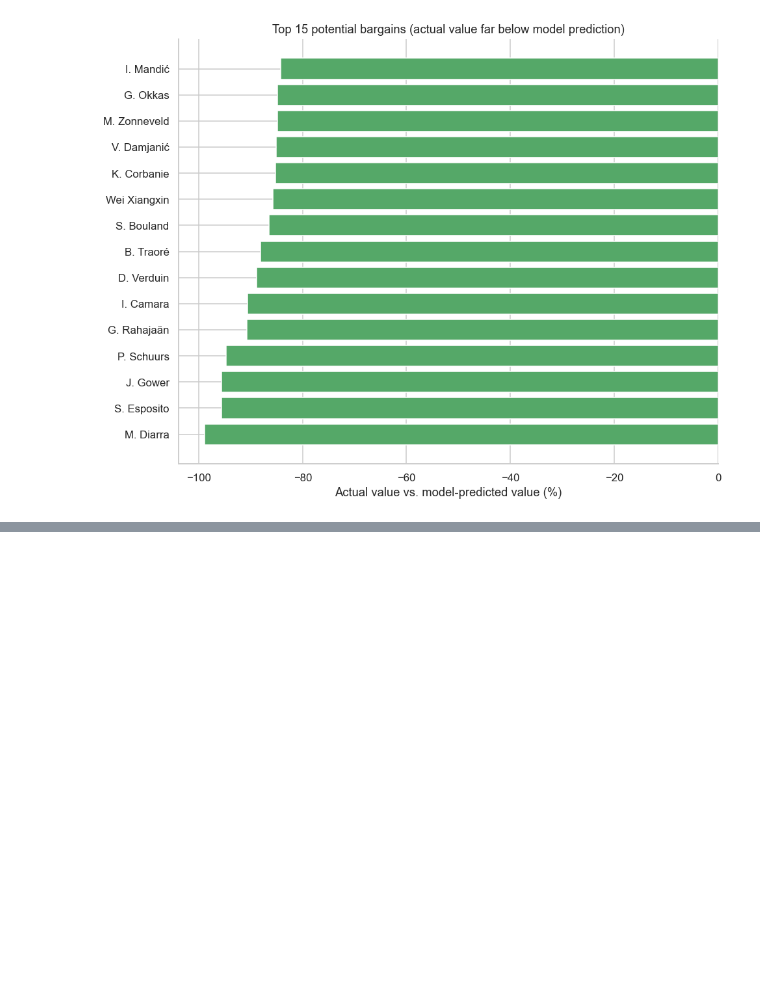
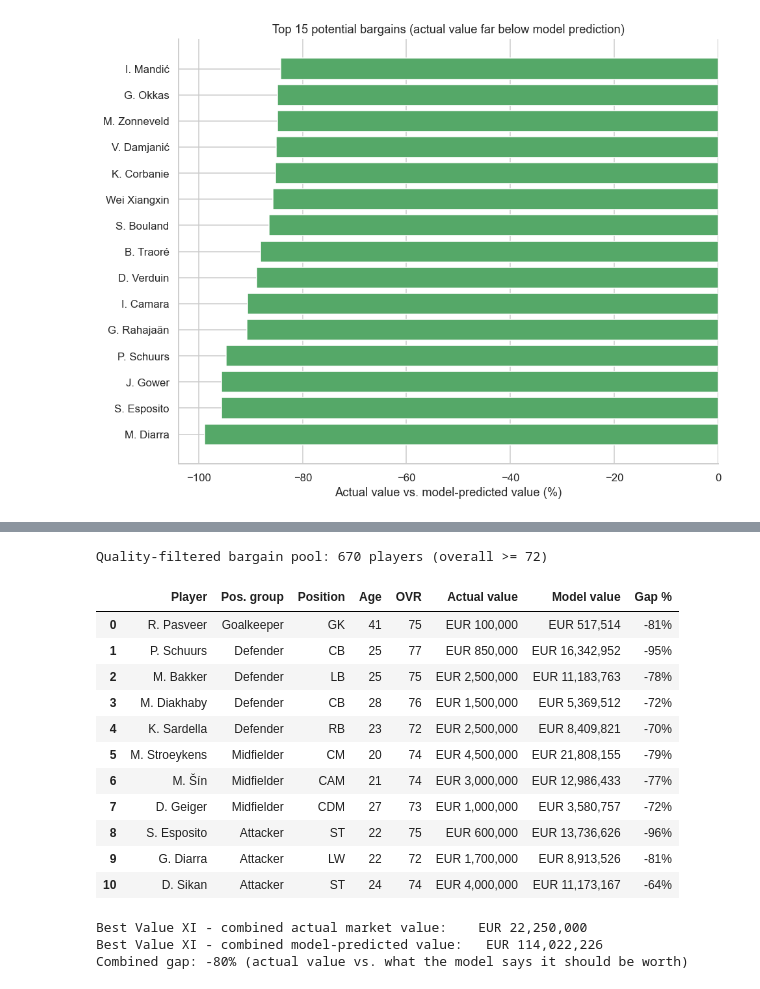
Before and after one commit to thompgt/fc26-player-analysis, a Jupyter notebook: notebooks/04_extras.ipynb, the cells around one changed output, grey strips where cells are left out. Drawn from its saved outputs; the diff is of its cells as text; code cells hidden in the pictures; blank space fills up the shorter version.

```diff
--- a/notebooks/04_extras.ipynb
+++ b/notebooks/04_extras.ipynb
@@ -357,0 +484,50 @@ plt.show()
+# %%
+QUALITY_FLOOR = 72
+FORMATION = {"Goalkeeper": 1, "Defender": 4, "Midfielder": 3, "Attacker": 3}
+
+pool = model_df[model_df["overall"] >= QUALITY_FLOOR].copy()
+print(f"Quality-filtered bargain pool: {len(pool)} players (overall >= {QUALITY_FLOOR})")
+
+xi_parts = []
+for grp, n in FORMATION.items():
+    xi_parts.append(pool[pool["position_group"] == grp].sort_values("value_gap_pct").head(n))
+best_xi = pd.concat(xi_parts)
+
+xi_cols = ["short_name", "position_group", "primary_position", "age", "overall",
+           "market_value_eur", "predicted_value_eur", "value_gap_pct"]
+xi_display = best_xi[xi_cols].copy()
+xi_display["market_value_eur"] = xi_display["market_value_eur"].map(lambda v: f"EUR {v:,.0f}")
+xi_display["predicted_value_eur"] = xi_display["predicted_value_eur"].map(lambda v: f"EUR {v:,.0f}")
+xi_display["value_gap_pct"] = xi_display["value_gap_pct"].map(lambda v: f"{v:.0%}")
+xi_display = xi_display.rename(columns={
+    "short_name": "Player", "position_group": "Pos. group", "primary_position": "Position",
+    "age": "Age", "overall": "OVR", "market_value_eur": "Actual value",
+    "predicted_value_eur": "Model value", "value_gap_pct": "Gap %",
+})
+xi_display.reset_index(drop=True)
+# %% [output]
+Quality-filtered bargain pool: 670 players (overall >= 72)
+|  | Player | Pos. group | Position | Age | OVR | Actual value | Model value | Gap % |
+| 0 | R. Pasveer | Goalkeeper | GK | 41 | 75 | EUR 100,000 | EUR 517,514 | -81% |
+| 1 | P. Schuurs | Defender | CB | 25 | 77 | EUR 850,000 | EUR 16,342,952 | -95% |
+| 2 | M. Bakker | Defender | LB | 25 | 75 | EUR 2,500,000 | EUR 11,183,763 | -78% |
+| 3 | M. Diakhaby | Defender | CB | 28 | 76 | EUR 1,500,000 | EUR 5,369,512 | -72% |
+| 4 | K. Sardella | Defender | RB | 23 | 72 | EUR 2,500,000 | EUR 8,409,821 | -70% |
+| 5 | M. Stroeykens | Midfielder | CM | 20 | 74 | EUR 4,500,000 | EUR 21,808,155 | -79% |
+| 6 | M. Šín | Midfielder | CAM | 21 | 74 | EUR 3,000,000 | EUR 12,986,433 | -77% |
+| 7 | D. Geiger | Midfielder | CDM | 27 | 73 | EUR 1,000,000 | EUR 3,580,757 | -72% |
+| 8 | S. Esposito | Attacker | ST | 22 | 75 | EUR 600,000 | EUR 13,736,626 | -96% |
+| 9 | G. Diarra | Attacker | LW | 22 | 72 | EUR 1,700,000 | EUR 8,913,526 | -81% |
+| 10 | D. Sikan | Attacker | ST | 24 | 74 | EUR 4,000,000 | EUR 11,173,167 | -64% |
+# %%
+total_actual = best_xi["market_value_eur"].sum()
+total_predicted = best_xi["predicted_value_eur"].sum()
+combined_gap = (total_actual - total_predicted) / total_predicted
+
+print(f"Best Value XI - combined actual market value:    EUR {total_actual:,.0f}")
+print(f"Best Value XI - combined model-predicted value:   EUR {total_predicted:,.0f}")
+print(f"Combined gap: {combined_gap:.0%} (actual value vs. what the model says it should be worth)")
+# %% [output]
+Best Value XI - combined actual market value:    EUR 22,250,000
+Best Value XI - combined model-predicted value:   EUR 114,022,226
+Combined gap: -80% (actual value vs. what the model says it should be worth)
```
Also changed, not shown: parts of 11 cells of this notebook.
